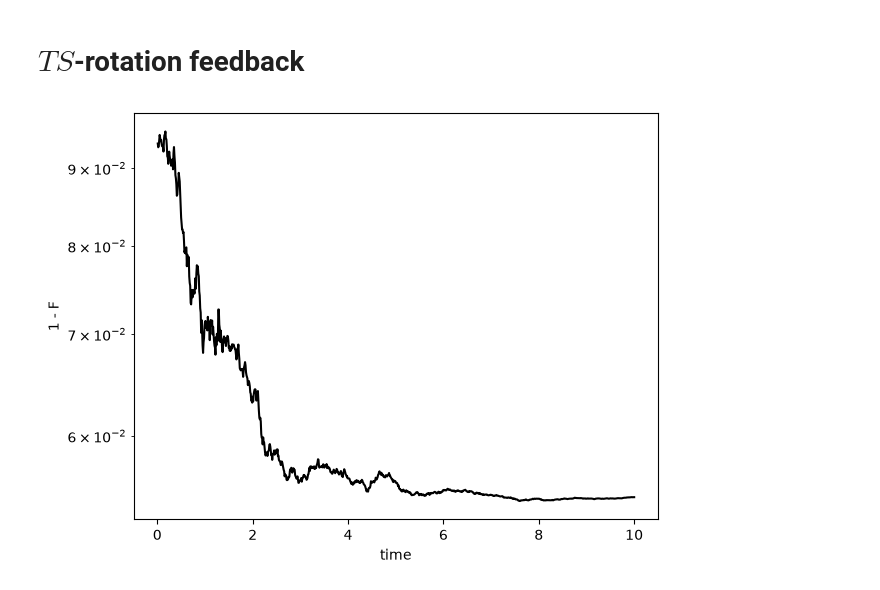
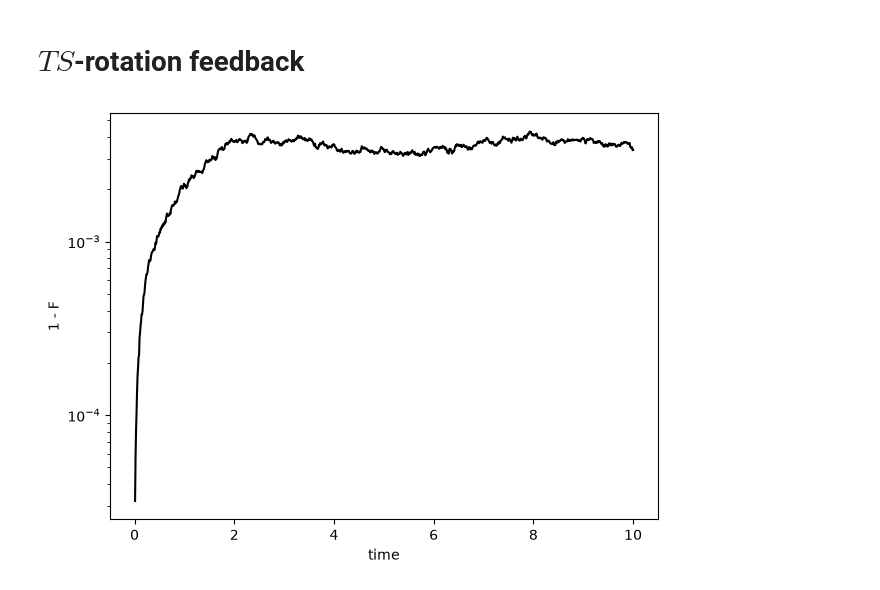
Before and after one commit to aaronuv/db-qec, a Jupyter notebook: examples/simulations.ipynb, the cells around one changed output. Saved outputs shown, nothing was run; the diff lists cells and outputs as text; code cells hidden in the pictures.

```diff
--- a/examples/simulations.ipynb
+++ b/examples/simulations.ipynb
@@ -203,11 +70,11 @@ n = 3
 N = 2**n
 
 T = 10.0
-L = 10000
+L = 1000
 dt = T / L
 n_traj = 50
 
-gamma_error = 1e-3 * jnp.array([1.0, 1.0, 1.0], dtype=jnp.float64)
+gamma_error = 0e-3 * jnp.array([1.0, 1.0, 1.0], dtype=jnp.float64)
 gamma_ec = 1 * jnp.array([1.0, 1.0, 1.0], dtype=jnp.float64)
 
 X1 = jnp.kron(jnp.kron(X, I), I)
@@ -220,7 +87,7 @@ PQ = e000[:, None] * jnp.conj(e000)[None, :] + e111[:, None] * jnp.conj(e111)[No
 
 C_error = jnp.stack([X1, X2, X3], axis=0)
 
-lamb = 20.
+lamb = 1.
 
 C4 = 0.5 * antibracket(PQ, X1) + lamb * X1 @ PQ @ X1
 C5 = 0.5 * antibracket(PQ, X2) + lamb * X2 @ PQ @ X2
@@ -242,7 +109,7 @@ Omega1, Omega2 = build_omega_luispe(PQ, C_error, C_ec, gamma_ec)
 q = e000
 Q = q[:, None] @ jnp.conj(q)[None, :]
 
-var = 0e-2  # example variance, adjust as needed
+var = 1e-2  # example variance, adjust as needed
 noise = jax.random.normal(random.PRNGKey(42), q.shape, dtype=q.dtype) * jnp.sqrt(var)
 psi0 = q + noise
 psi0 = psi0 / jnp.linalg.norm(psi0)
@@ -311,7 +178,6 @@ def build_omega_STrotation():
     Omega2 = gamma_fb * jnp.stack([O2_1, O2_2], axis=0)
     return Omega1, Omega2
 
-
 # =============================================================================
 # OPERATORS / SETUP
 # =============================================================================
@@ -324,7 +190,7 @@ L = 1000
 dt = T / L
 n_traj = 50
 
-gamma_error = 0e-3 * jnp.array([1.0, 1.0, 1.0], dtype=jnp.float64)
+gamma_error = 1e-3 * jnp.array([1.0, 1.0, 1.0], dtype=jnp.float64)
 gamma_ec = 1 * jnp.array([1.0, 1.0], dtype=jnp.float64)
 
 X1 = jnp.kron(jnp.kron(X, I), I)
@@ -350,50 +216,37 @@ pack_error = channel_pack(C_error)
 pack_ec = channel_pack(C_ec)
 
 Omega1, Omega2 = build_omega_STrotation()
+# Omega1 = jnp.zeros((2, N, N), dtype=complex)
+# Omega2 = jnp.zeros((2, N, N), dtype=complex)
+
 
 q = e000
 Q = q[:, None] @ jnp.conj(q)[None, :]
 
-var = 1e-2  # example variance, adjust as needed
+var = 0e-2  # example variance, adjust as needed
 noise = jax.random.normal(random.PRNGKey(42), q.shape, dtype=q.dtype) * jnp.sqrt(var)
 psi0 = q + noise
 psi0 = psi0 / jnp.linalg.norm(psi0)
 P0 = psi0[:, None] * jnp.conj(psi0)[None, :]
 rho0 = jnp.broadcast_to(P0[None, :, :], (n_traj, N, N))
-
-
-@partial(jit, static_argnames=("n_steps",))
-def run(rho0, key, n_steps):
-    return run_trajectories_ito(
-        rho0,
-        key,
-        n_steps,
-        pack_error,
-        pack_ec,
-        gamma_error,
-        gamma_ec,
-        Omega1,
-        Omega2,
-        dt,
-    )
 # %%
 key = random.PRNGKey(0)
-rho_all = run(rho0, key, L)
+rho_all = run(rho0, key, L, pack_error, pack_ec, gamma_error, gamma_ec, Omega1, Omega2, dt)
 rho_all.block_until_ready()
 
-F_all = jnp.real(jnp.einsum("stij,ji->st", rho_all, Q))
+F_all = jnp.real(jnp.einsum("stij,ji->st", rho_all, PQ))
 
 times = dt * jnp.arange(1, L + 1)
 mean_F = jnp.mean(F_all, axis=1)
 
 plt.figure(2)
 plt.semilogy(times, 1.0 - jnp.abs(mean_F), "k")
 plt.xlabel("time")
 plt.ylabel("1 - F")
 plt.tight_layout()
 plt.show()
 # %% [output]
-[figure, old version]
+[figure, new version]
 # %%
 float(jnp.max(jnp.abs(mean_F)))
 # %% [output]
```
Also changed, not shown: parts of 9 cells of this notebook, 1 other file.
